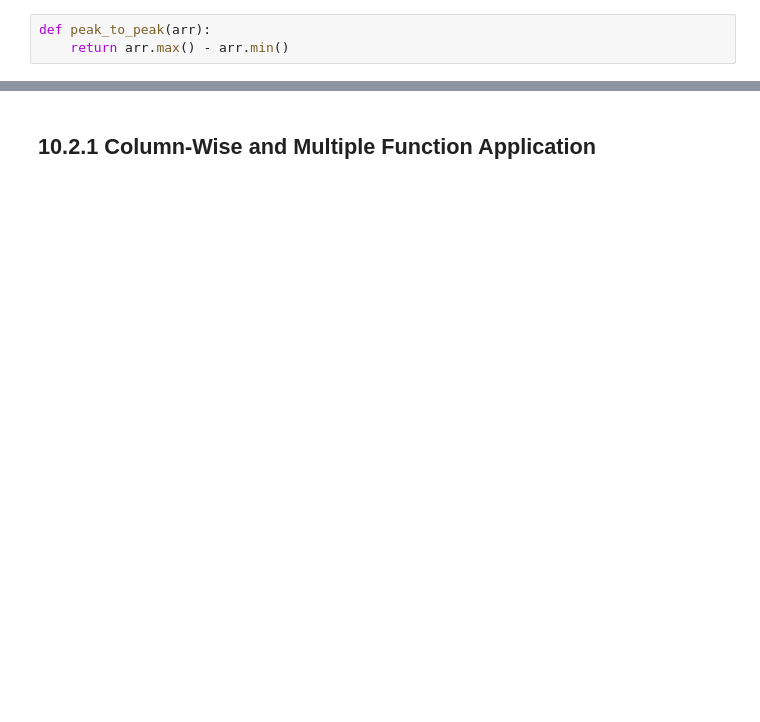
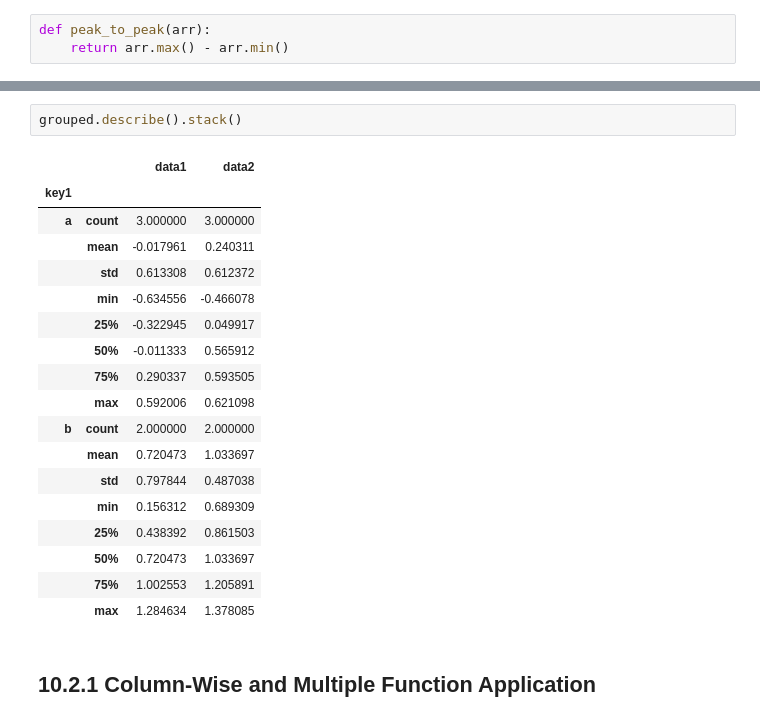
Before and after one commit to BoyuanLi-Steven/Python-For-Data-Analysis-2nd, a Jupyter notebook: Chapter 10. Data Aggregation and Group Operations.ipynb, the cells around one changed output, grey strips where cells are left out. Cells and saved outputs as stored; diff of their text form; blank space fills up the shorter version.

```diff
--- a/Chapter 10. Data Aggregation and Group Operations.ipynb
+++ b/Chapter 10. Data Aggregation and Group Operations.ipynb
@@ -395,3 +547,24 @@ grouped.describe()
+# %%
+grouped.describe().stack()
+# %% [output]
+|  |  | data1 | data2 |
+| key1 |  |  |  |
+| a | count | 3.000000 | 3.000000 |
+|  | mean | -0.017961 | 0.240311 |
+|  | std | 0.613308 | 0.612372 |
+|  | min | -0.634556 | -0.466078 |
+|  | 25% | -0.322945 | 0.049917 |
+|  | 50% | -0.011333 | 0.565912 |
+|  | 75% | 0.290337 | 0.593505 |
+|  | max | 0.592006 | 0.621098 |
+| b | count | 2.000000 | 2.000000 |
+|  | mean | 0.720473 | 1.033697 |
+|  | std | 0.797844 | 0.487038 |
+|  | min | 0.156312 | 0.689309 |
+|  | 25% | 0.438392 | 0.861503 |
+|  | 50% | 0.720473 | 1.033697 |
+|  | 75% | 1.002553 | 1.205891 |
+|  | max | 1.284634 | 1.378085 |
 # %% [markdown]
 ## 10.2.1 Column-Wise and Multiple Function Application
 # %%
```
Also changed, not shown: parts of 95 cells of this notebook.
